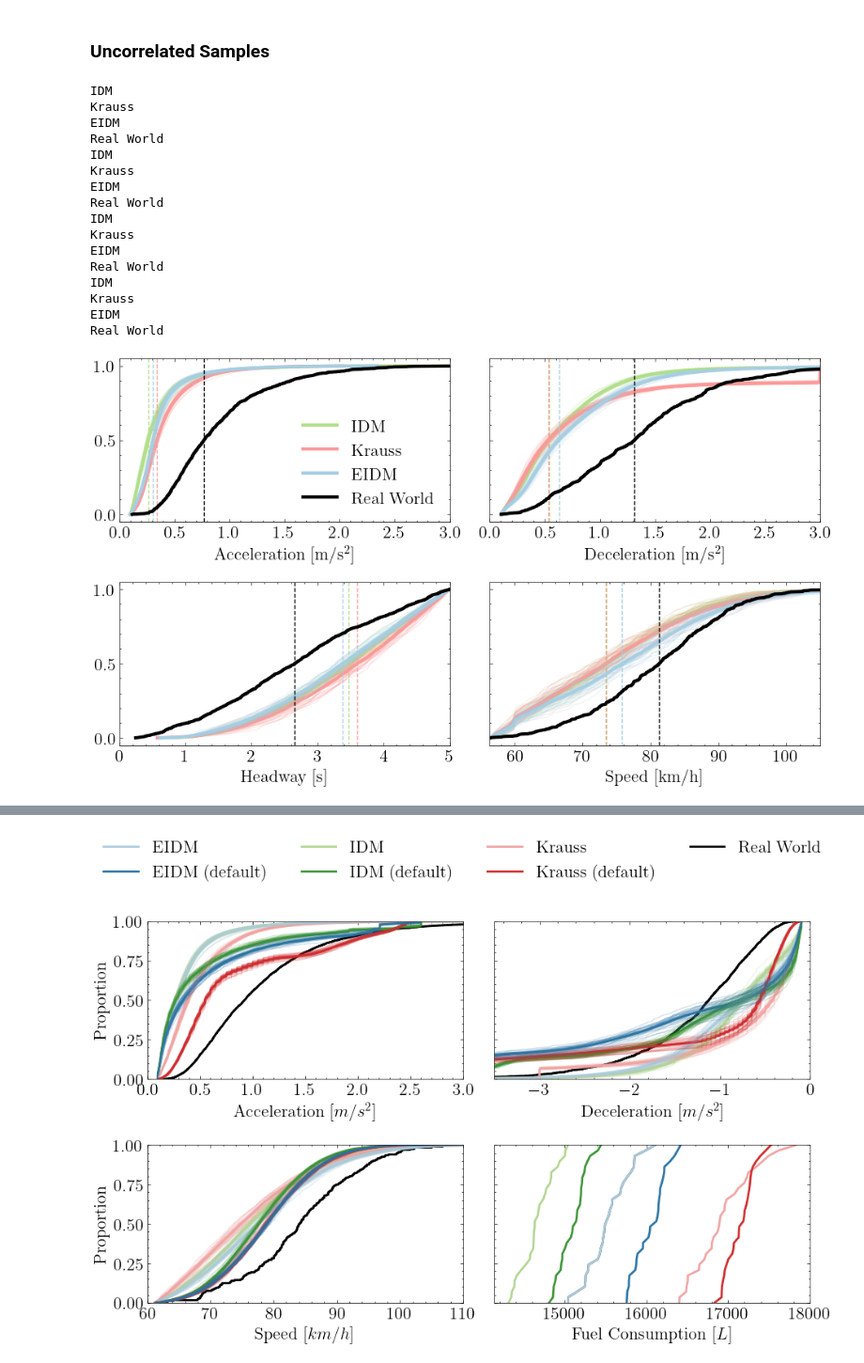
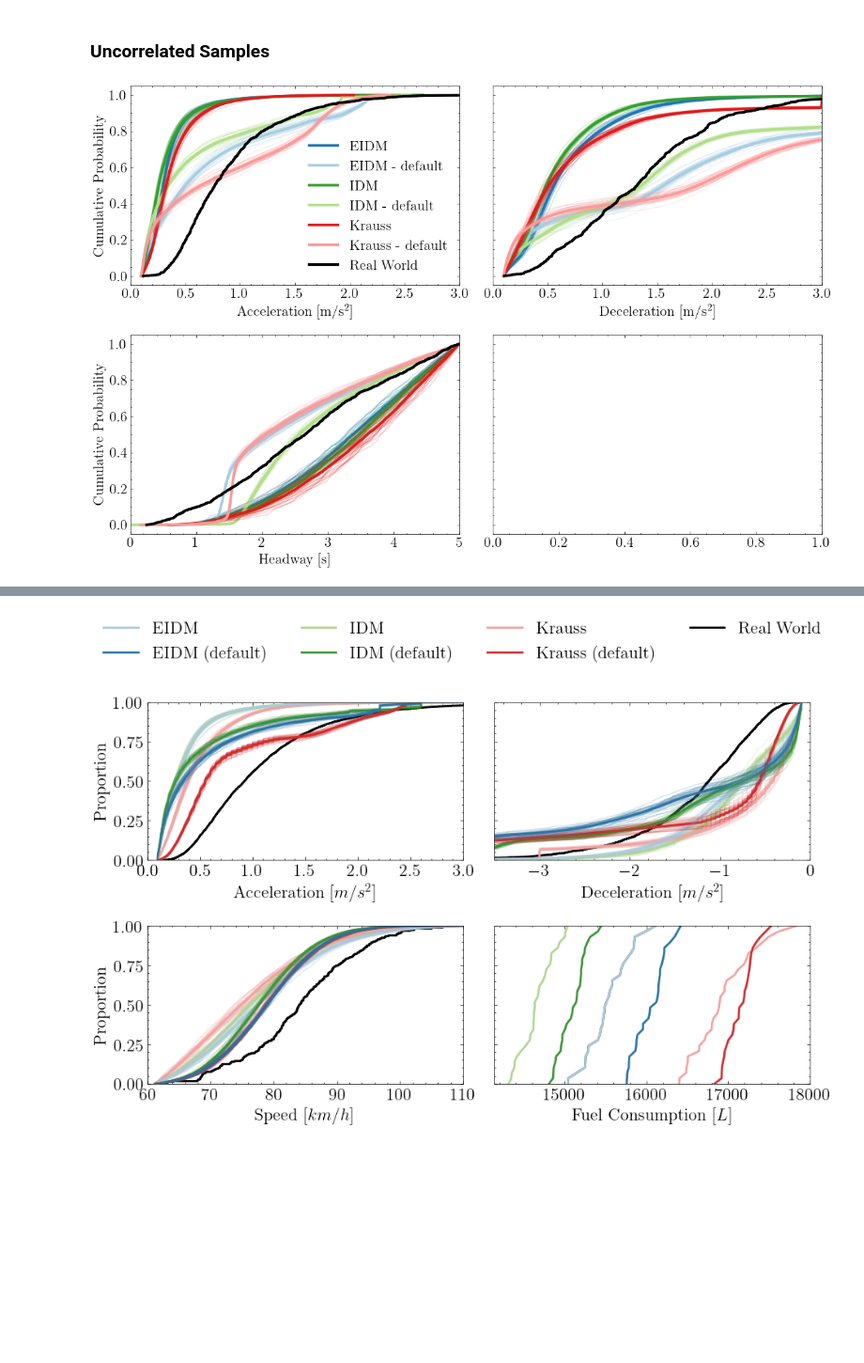
Before and after one commit to UnivOfAlabama-BittleResearchGroup/sumo-uc-2023, a Jupyter notebook: notebooks/plotting/real-world/comparing_histograms.ipynb, the cells around one changed output, grey strips where cells are left out. Shown at 94% size. Saved outputs shown, nothing was run; the diff lists cells and outputs as text; code cells hidden in the pictures; blank space fills up the shorter version.

```diff
--- a/notebooks/plotting/real-world/comparing_histograms.ipynb
+++ b/notebooks/plotting/real-world/comparing_histograms.ipynb
@@ -154,3 +195,4 @@ default_east_thru_df["carFollowingModel"] = default_east_thru_df["carFollowingMo
 # %%
 headway_df = pd.concat([headway_df, default_headway_df])
 fuel_df = pd.concat([fuel_df, default_fuel_df])
+east_thru_df = pd.concat([east_thru_df, default_east_thru_df])
@@ -375,3 +413,5 @@ def create_ecdf(
     ax.set_xlabel(xlabel)
     # set the x and y axis limits
     ax.set_xlim(*x_lims)
+# %%
+east_thru_df = east_thru_df.loc[~east_thru_df['carFollowingModel'].str.contains('W99')].copy()
@@ -524,11 +653,14 @@ import seaborn as sns
 plt.style.use("science")
 # make the text bigger
 plt.rcParams.update({"font.size": 16})
+
 palette = sns.color_palette(
     "Paired",
-    8,
+    12,
 )
-colors = [palette[i] for i in range(0, len(palette), 2)]
+# swap the order every 2 colors
+for i in range(0, len(palette), 2):
+    palette[i], palette[i + 1] = palette[i + 1], palette[i]
 
 # # do the pwlf method
 table = "uncor_pwlf"
@@ -541,16 +673,18 @@ rw_df = rw_df.rename(columns={'tau': 'headway'})
 
 # get the pwlf data
 sumo_df_raw = east_thru_df[
-    (east_thru_df["method"] == "pwlf") & (east_thru_df["cf-table"] == table)
+    (east_thru_df["cf-table"].isin([table, 'default']))
 ].copy()
 sumo_df_raw = label_types(sumo_df_raw, cruise_thresh_accel=0.1)
 
-cf_models = east_thru_df["carFollowingModel"].unique()
+cf_models = east_thru_df["carFollowingModel"].unique().tolist()
 cf_models.sort()
+# add in the real world
+cf_models.append("Real World")
 
 colors = {
+    **dict(zip(cf_models, palette)),
     "Real World": "black",
-    **dict(zip(cf_models, colors)),
 }
 # %%
 # create an product sample
@@ -558,8 +692,12 @@ minium_time_in_state = 1
 r2 = 0.95
 
 fig, ax = plt.subplots(
-    figsize=(10, 6), nrows=2, ncols=2, sharey=True, tight_layout=True
+    figsize=(12, 8), nrows=2, ncols=2, sharey=True, tight_layout=True
 )
+
+# add y-axis labels to the left
+ax[0, 0].set_ylabel("Cumulative Probability")
+ax[1, 0].set_ylabel("Cumulative Probability")
 
 sumo_accels = sumo_df_raw.loc[
     (sumo_df_raw.type == 'accel')
@@ -572,6 +710,8 @@ accel_averages = pd.concat([
     sumo_accels,
     rw_df
 ])
+# save the averages
+acceleration_averages = accel_averages.copy()
 
 create_ecdf(
     accel_averages,
@@ -581,6 +721,7 @@ create_ecdf(
     plot_col="accel",
     xlabel="Acceleration [m/s$^2$]",
     show_legend=True,
+    loop_models=cf_models,
 )
 
 # plot the deceleration
@@ -596,6 +737,7 @@ accel_averages = pd.concat([
     sumo_accels,
     rw_df
 ])
+decleration_averages = accel_averages.copy()
 create_ecdf(
     accel_averages,
     ax[0, 1],
@@ -604,6 +746,7 @@ create_ecdf(
     plot_col="decel",
     xlabel="Deceleration [m/s$^2$]",
     show_legend=False,
+    loop_models=cf_models
 )
 
 headways = headway_df[['num', 'vehicle_run', 'mean']].loc[
@@ -628,56 +771,42 @@ create_ecdf(
     headway_plot_df,
     ax[1, 0],
     color_map=colors,
     x_lims=(0, 5),
     plot_col="headway",
     xlabel="Headway [s]",
     show_legend=False,
+    loop_models=cf_models
 )
 
 # only vehicles faster than
 sumo_avg = get_average_speed(sumo_df_raw, headway_df)[['speed', 'num', 'vehicle_run', 'carFollowingModel']]
 rw_avg = rw_df[['speedFactor']].copy()
 rw_avg['speedFactor'] = rw_avg.speedFactor * 22.35
 rw_avg = rw_avg.rename(columns={'speedFactor': 'speed'})
 rw_avg['carFollowingModel'] = 'Real World'
 
 
 # convert both to kp/h
 sumo_avg['speed'] = sumo_avg['speed'] * 3.6
 rw_avg['speed'] = rw_avg['speed'] * 3.6
 
 # limit both to > 35 km/h
 sumo_avg = sumo_avg[(sumo_avg['speed'] > (35 * 1.60934))]
 
 cruise_averages = pd.concat([
     sumo_avg,
     rw_avg
 ])
 
-create_ecdf(
-    cruise_averages,
-    ax[1, 1],
-    color_map=colors,
-    x_lims=(35 * 1.60934, 105),
-    plot_col="speed",
-    xlabel="Speed [km/h]",
-    show_legend=False,
-)
+# create_ecdf(
+#     cruise_averages,
+#     ax[1, 1],
+#     color_map=colors,
+#     x_lims=(35 * 1.60934, 105),
+#     plot_col="speed",
+#     xlabel="Speed [km/h]",
+#     show_legend=False,
+#     loop_models=cf_models
+# )
 # %% [output]
-IDM
-Krauss
-EIDM
-Real World
-IDM
-Krauss
-EIDM
-Real World
-IDM
-Krauss
-EIDM
-Real World
-IDM
-Krauss
-EIDM
-Real World
-[figure, old version]
+[figure, new version]
```
Also changed, not shown: parts of 34 cells of this notebook, 6 other files.
